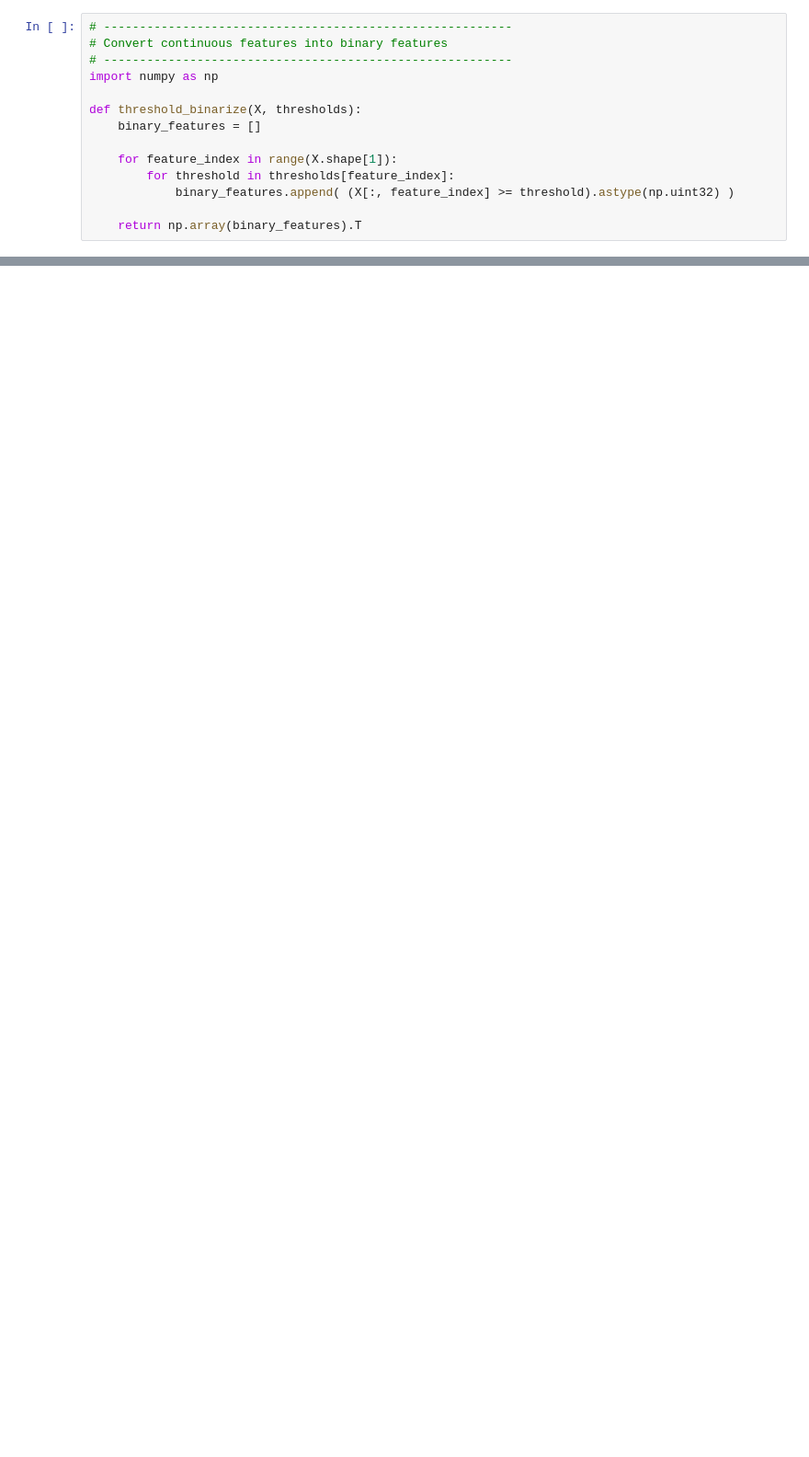
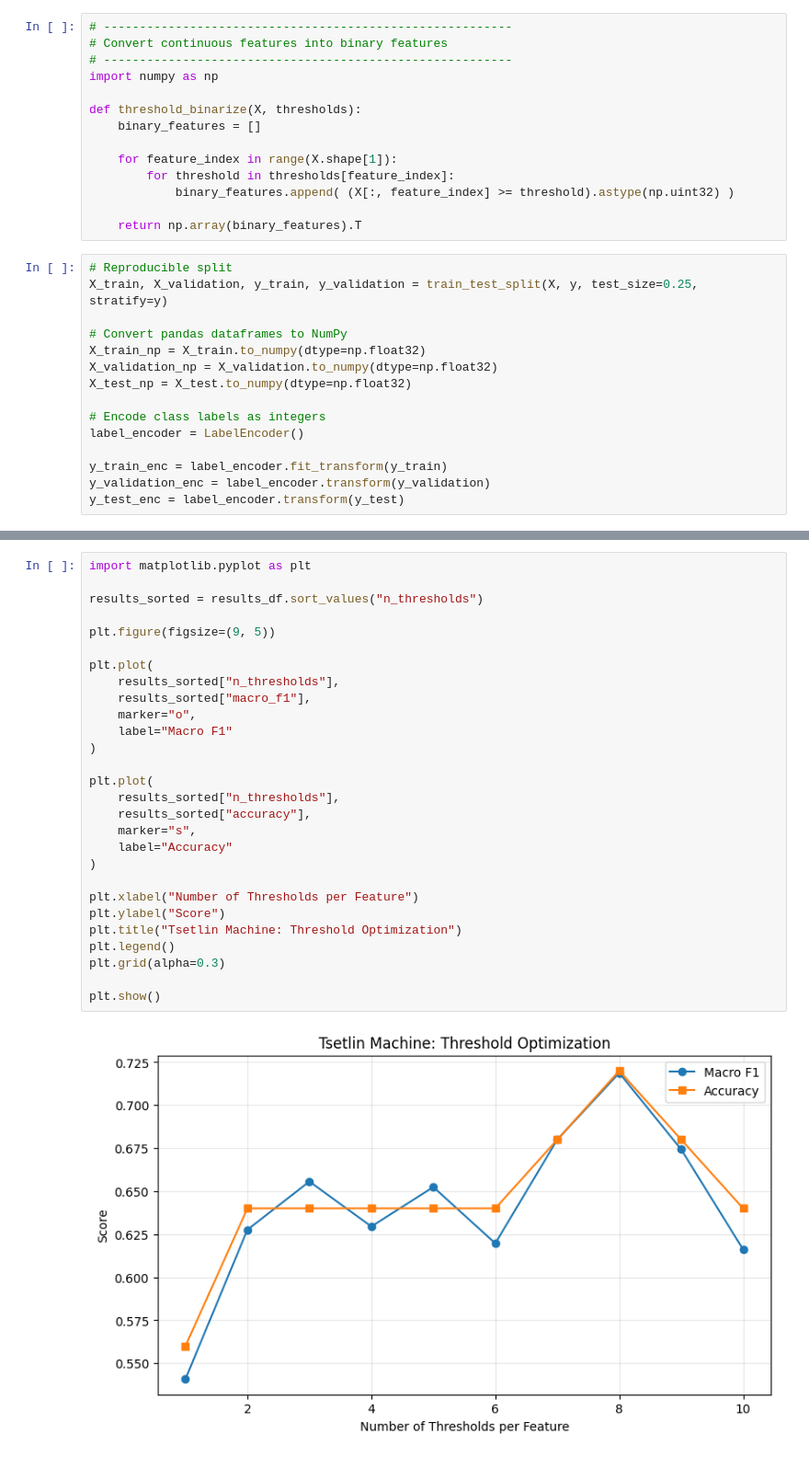
Before and after one commit to Lobnaait/SEARCH_Lobna_Tsetline_CMRI, a Jupyter notebook: Tsetline_ACDCdataset.ipynb, the cells around one changed output, grey strips where cells are left out. Shown at 92% size. Saved outputs shown, nothing was run; the diff lists cells and outputs as text; blank space fills up the shorter version.

```diff
--- a/Tsetline_ACDCdataset.ipynb
+++ b/Tsetline_ACDCdataset.ipynb
@@ -151,6 +147,21 @@ def threshold_binarize(X, thresholds):
             binary_features.append( (X[:, feature_index] >= threshold).astype(np.uint32) )
 
     return np.array(binary_features).T
+# %%
+# Reproducible split
+X_train, X_validation, y_train, y_validation = train_test_split(X, y, test_size=0.25, stratify=y)
+
+# Convert pandas dataframes to NumPy
+X_train_np = X_train.to_numpy(dtype=np.float32)
+X_validation_np = X_validation.to_numpy(dtype=np.float32)
+X_test_np = X_test.to_numpy(dtype=np.float32)
+
+# Encode class labels as integers
+label_encoder = LabelEncoder()
+
+y_train_enc = label_encoder.fit_transform(y_train)
+y_validation_enc = label_encoder.transform(y_validation)
+y_test_enc = label_encoder.transform(y_test)
 # %%
 # ---------------------------------------------------------
 # Find optimal number of thresholds
@@ -201,0 +247,30 @@ NameError: name 'StratifiedKFold' is not defined
+# %%
+import matplotlib.pyplot as plt
+
+results_sorted = results_df.sort_values("n_thresholds")
+
+plt.figure(figsize=(9, 5))
+
+plt.plot(
+    results_sorted["n_thresholds"],
+    results_sorted["macro_f1"],
+    marker="o",
+    label="Macro F1"
+)
+
+plt.plot(
+    results_sorted["n_thresholds"],
+    results_sorted["accuracy"],
+    marker="s",
+    label="Accuracy"
+)
+
+plt.xlabel("Number of Thresholds per Feature")
+plt.ylabel("Score")
+plt.title("Tsetlin Machine: Threshold Optimization")
+plt.legend()
+plt.grid(alpha=0.3)
+
+plt.show()
+# %% [output]
+[figure, added]
```
Also changed, not shown: parts of 10 cells of this notebook.
